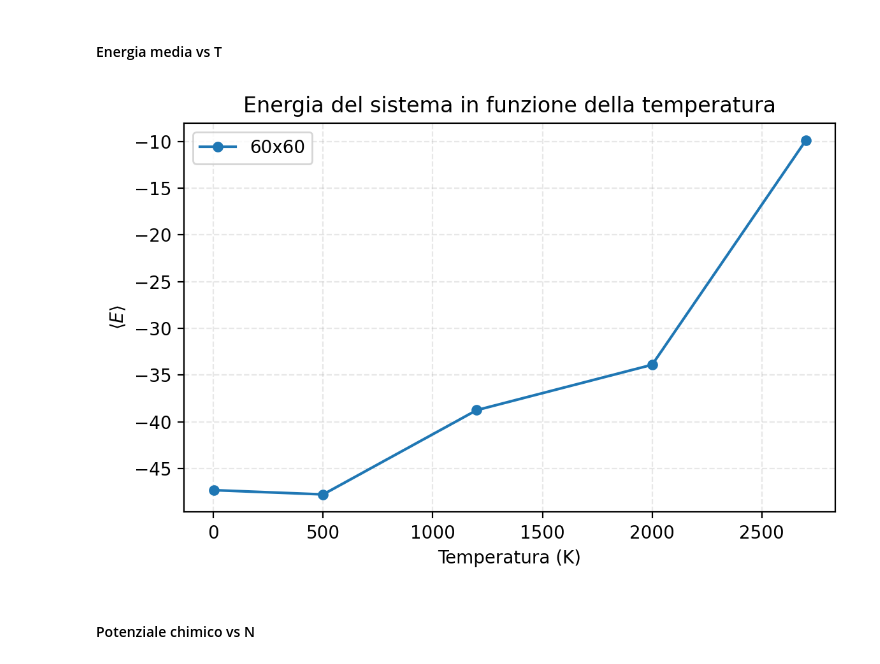
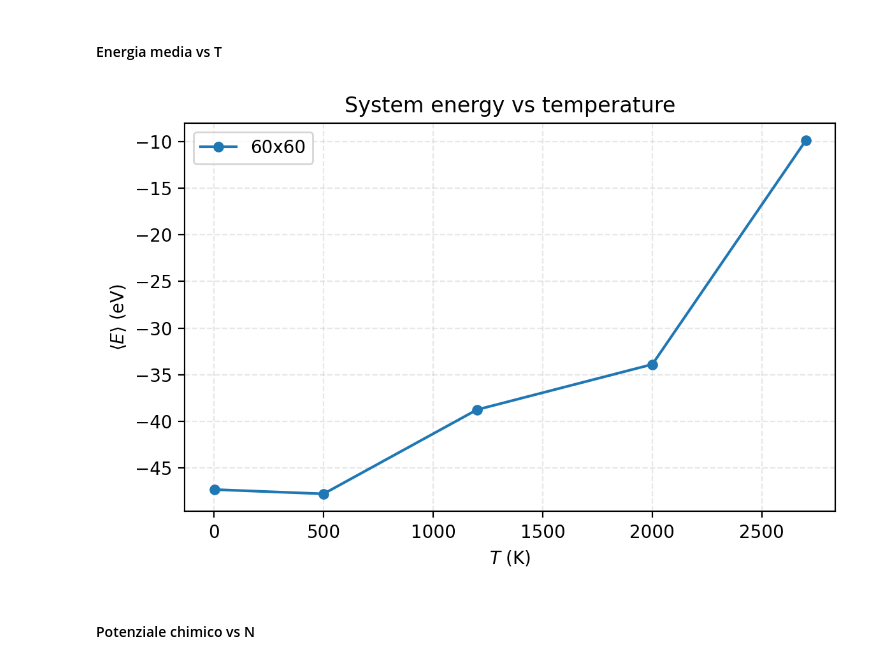
Before and after one commit to zosojack/lab-cms, a Jupyter notebook: zosojack/notebooks/Esercizio2B-MMC/Esercizio2_4_thermalization.ipynb, the cells around one changed output. Drawn from its saved outputs; the diff is of its cells as text; code cells hidden in the pictures.

```diff
--- a/zosojack/notebooks/Esercizio2B-MMC/Esercizio2_4_thermalization.ipynb
+++ b/zosojack/notebooks/Esercizio2B-MMC/Esercizio2_4_thermalization.ipynb
@@ -92,22 +92,22 @@ import matplotlib.pyplot as plt
 # %%
 # plot energia minima v N
 plt.figure(figsize=(6, 4), dpi=200)
 
 for Lx,Ly in L:
     x = temperatures
     # y = [results_dict[T].avg_energy for T in temperatures]
     y = [mean_energies[Lx+Ly][T] for T in temperatures]
     plt.plot(x, y, marker='o', markersize=5, label=f"{Lx}x{Ly}")
 
-plt.xlabel('Temperatura (K)')
-plt.ylabel(r'$\langle E \rangle$')
-plt.title('Energia del sistema in funzione della temperatura')
+plt.xlabel(r'$T$ (K)')
+plt.ylabel(r'$\langle E \rangle$ (eV)')
+plt.title('System energy vs temperature')
 plt.grid(linestyle='--', alpha=0.3)
 plt.legend()
 plt.tight_layout()
 plt.show()
 # %% [output]
-[figure, old version]
+[figure, new version]
 # %% [markdown]
 #### Potenziale chimico vs N
 # %%
```
Also changed, not shown: parts of 1 cell of this notebook, 11 other files.
